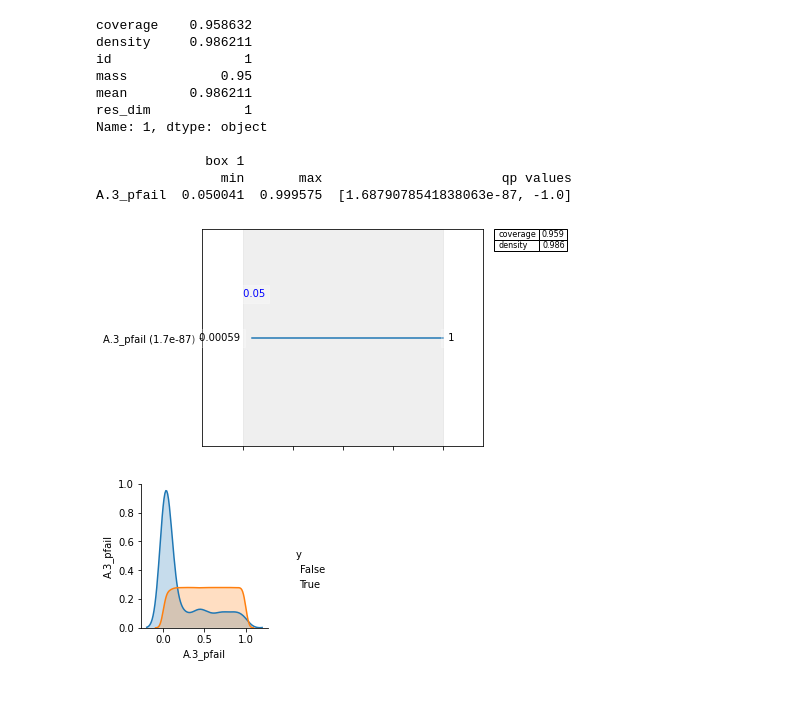
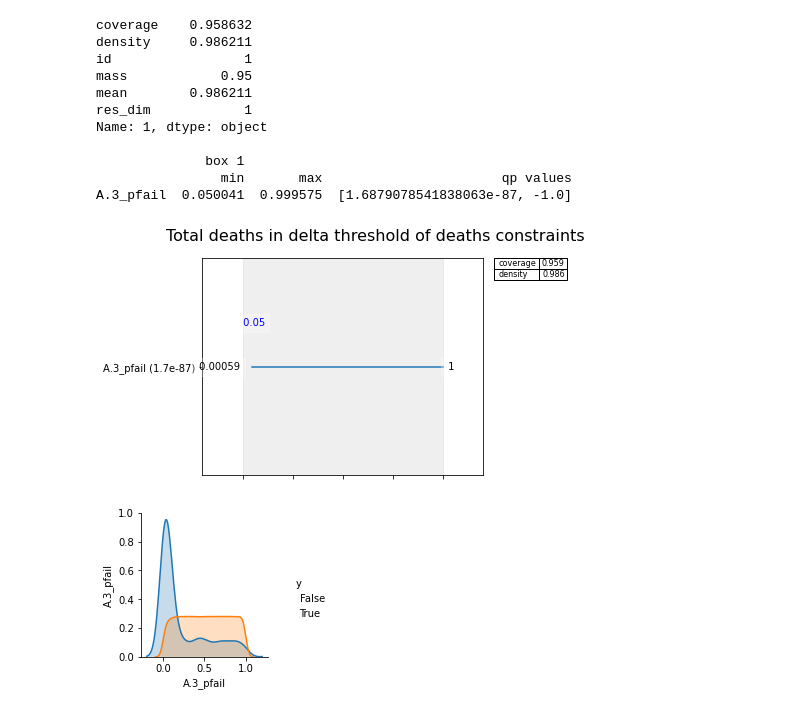
Before and after one commit to ArieTieszoon/ModelBasedDecisionMaking_G18, a Jupyter notebook: Give files/Prim_and_dimensional_stacking_100_policies.ipynb, the cells around one changed output. Cells and saved outputs as stored; diff of their text form; code cells hidden in the pictures.

```diff
--- a/Give files/Prim_and_dimensional_stacking_100_policies.ipynb
+++ b/Give files/Prim_and_dimensional_stacking_100_policies.ipynb
@@ -120,11 +127,13 @@ Name: 1, dtype: object
               box 1
                 min       max                       qp values
 A.3_pfail  0.050041  0.999575  [1.6879078541838063e-87, -1.0]
-# %%
-box2_5.inspect(1,style='graph')
-plt.show()
-# %% [output]
-[figure, removed]
+# %%
+fig = box2_5.inspect(1,style='graph')
+fig.suptitle('Total deaths in delta threshold of deaths constraints', fontsize=16)
+plt.savefig('Figures_dewy/total_deaths_constrains_random.png')
+plt.show()
+# %% [output]
+[figure, added]
 # %%
 box2_5.select(1)
 # %%
```
Also changed, not shown: parts of 31 cells of this notebook, 27 other files.
